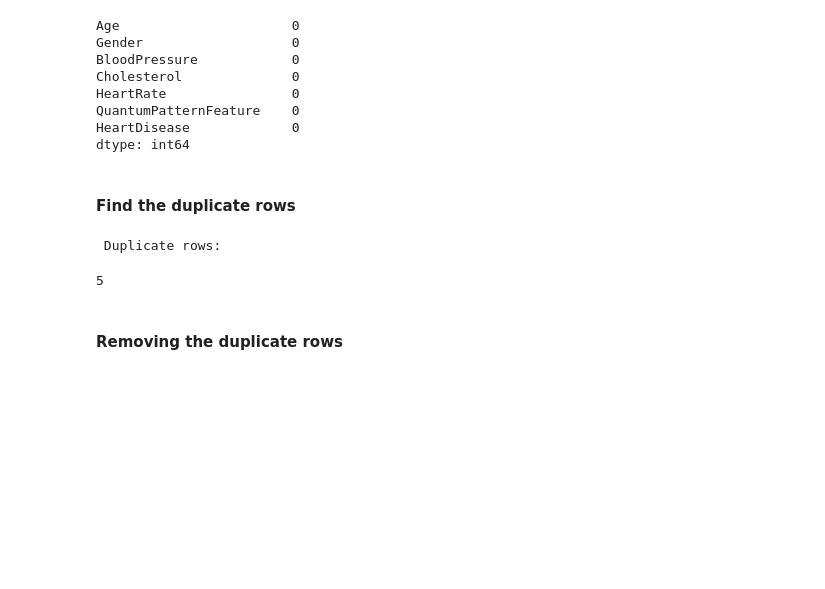
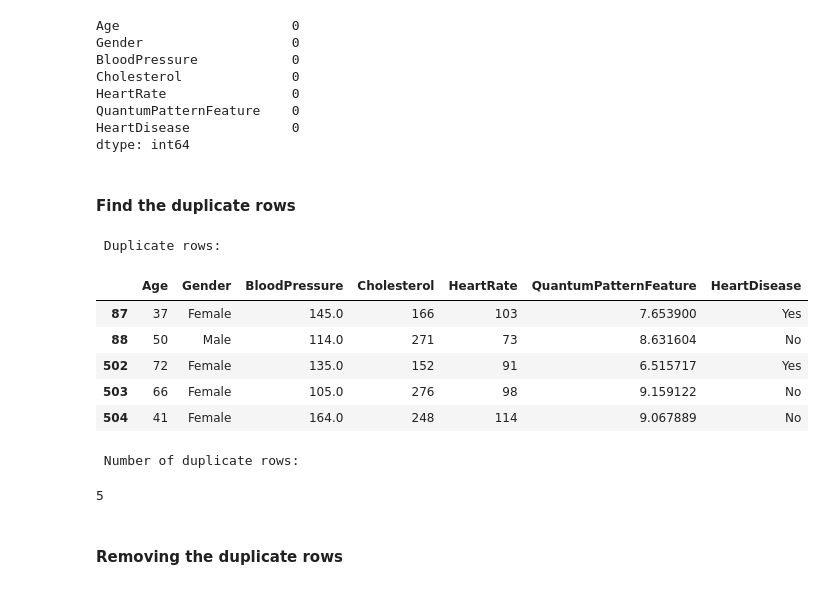
Before and after one commit to pavi550/HeartPrediction, a Jupyter notebook: EDA_Project_Team11.ipynb, the cells around one changed output. Cells and saved outputs as stored; diff of their text form; code cells hidden in the pictures; blank space fills up the shorter version.

```diff
--- a/Heart Prediction Dataset.ipynb
+++ b/EDA_Project_Team11.ipynb
@@ -90,15 +152,26 @@ dtype: int64
 # %% [markdown]
 #### Find the duplicate rows
 # %%
-print("\n Duplicate rows:")
-
 duplicate_rows = df1[df1.duplicated()]
-num_duplicates = duplicate_rows.shape[0]
-
-num_duplicates
-# %% [output]
- Duplicate rows:
-5
+# %%
+print("\n Duplicate rows:")
+duplicate_rows
+# %% [output]
+ Duplicate rows:
+|  | Age | Gender | BloodPressure | Cholesterol | HeartRate | QuantumPatternFeature | HeartDisease |
+| 87 | 37 | Female | 145.0 | 166 | 103 | 7.653900 | Yes |
+| 88 | 50 | Male | 114.0 | 271 | 73 | 8.631604 | No |
+| 502 | 72 | Female | 135.0 | 152 | 91 | 6.515717 | Yes |
+| 503 | 66 | Female | 105.0 | 276 | 98 | 9.159122 | No |
+| 504 | 41 | Female | 164.0 | 248 | 114 | 9.067889 | No |
+# %%
+print("\n Number of duplicate rows:")
+# num_duplicates = duplicate_rows.shape[0]
+num_duplicates = df1.duplicated().sum()
+num_duplicates
+# %% [output]
+ Number of duplicate rows:
+5
 # %% [markdown]
 #### Removing the duplicate rows
 # %%
```
Also changed, not shown: parts of 11 cells of this notebook, 2 other files.
